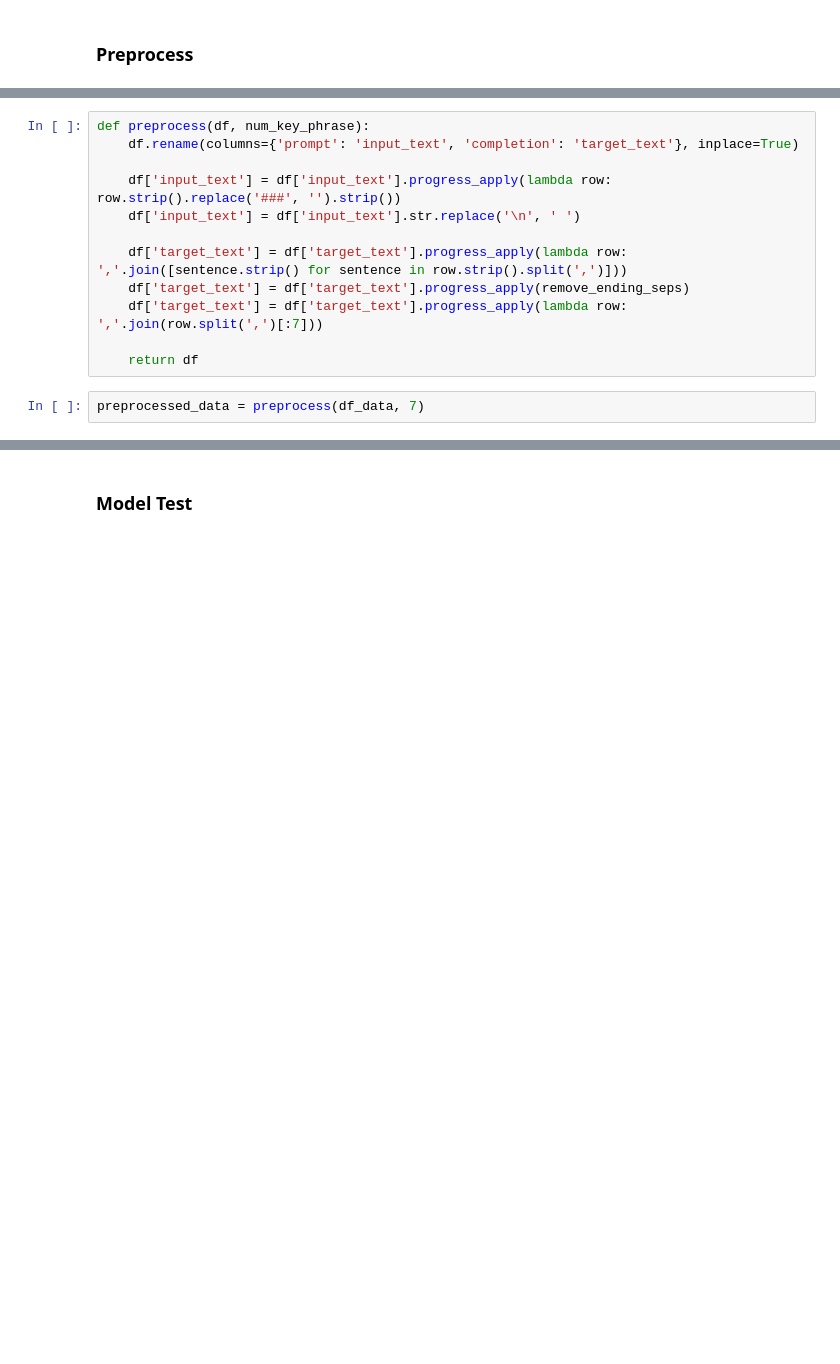
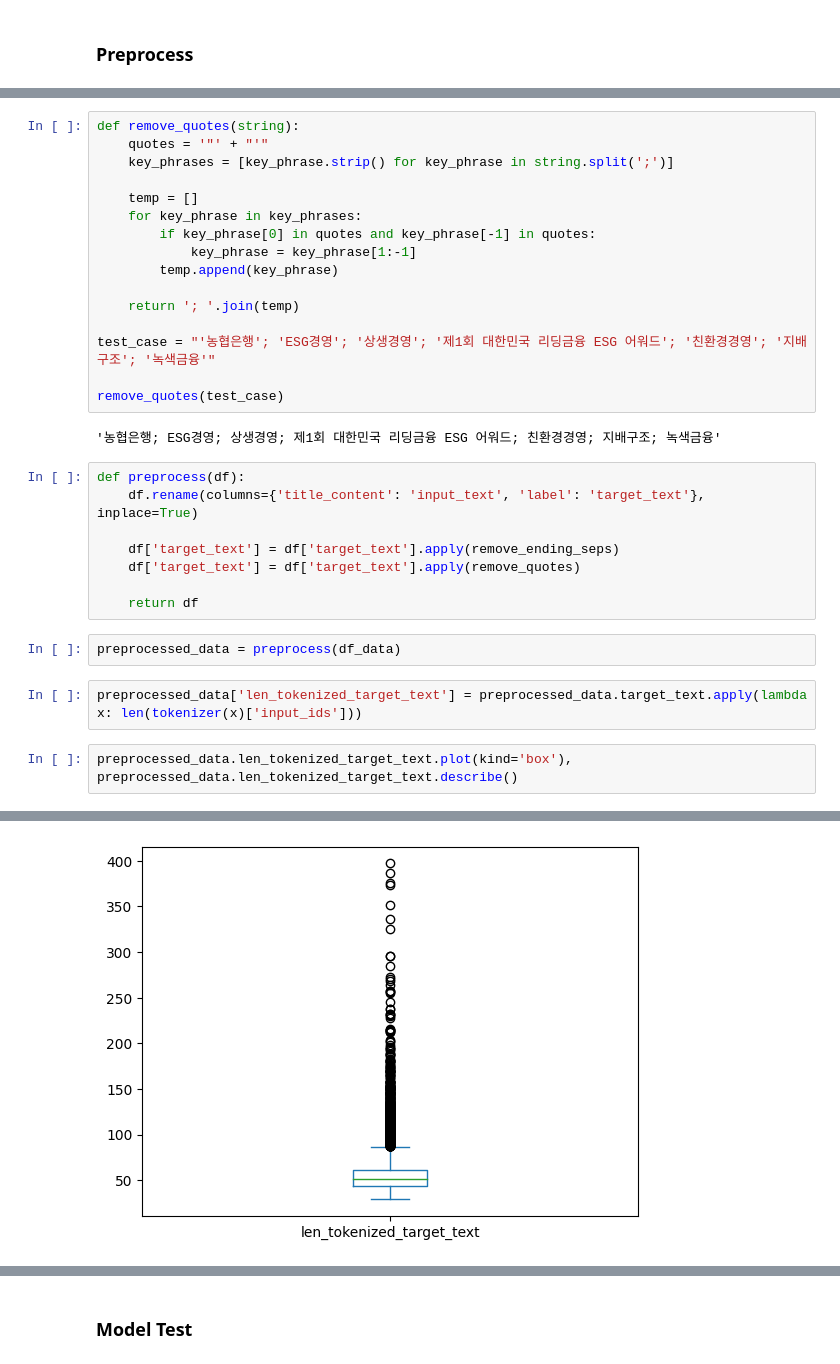
Before and after one commit to dotsnangles/news-topic-keyphrase-generation-model-dev, a Jupyter notebook: preprocess.ipynb, the cells around one changed output, grey strips where cells are left out. Drawn from its saved outputs; the diff is of its cells as text; blank space fills up the shorter version.

```diff
--- a/preprocess.ipynb
+++ b/preprocess.ipynb
@@ -115,14 +74,33 @@ remove_ending_seps(test_case)
+# %%
+def remove_quotes(string):
+    quotes = '"' + "'"
+    key_phrases = [key_phrase.strip() for key_phrase in string.split(';')]
+
+    temp = []
+    for key_phrase in key_phrases:
+        if key_phrase[0] in quotes and key_phrase[-1] in quotes:
+            key_phrase = key_phrase[1:-1]
+        temp.append(key_phrase)
+
+    return '; '.join(temp)
+
+test_case = "'농협은행'; 'ESG경영'; '상생경영'; '제1회 대한민국 리딩금융 ESG 어워드'; '친환경경영'; '지배구조'; '녹색금융'"
+
+remove_quotes(test_case)
+# %% [output]
+'농협은행; ESG경영; 상생경영; 제1회 대한민국 리딩금융 ESG 어워드; 친환경경영; 지배구조; 녹색금융'
 # %%
-def preprocess(df, num_key_phrase):
-    df.rename(columns={'prompt': 'input_text', 'completion': 'target_text'}, inplace=True)
+def preprocess(df):
+    df.rename(columns={'title_content': 'input_text', 'label': 'target_text'}, inplace=True)
 
-    df['input_text'] = df['input_text'].progress_apply(lambda row: row.strip().replace('###', '').strip())
-    df['input_text'] = df['input_text'].str.replace('\n', ' ')
-
-    df['target_text'] = df['target_text'].progress_apply(lambda row: ','.join([sentence.strip() for sentence in row.strip().split(',')]))
-    df['target_text'] = df['target_text'].progress_apply(remove_ending_seps)
-    df['target_text'] = df['target_text'].progress_apply(lambda row: ','.join(row.split(',')[:7]))
+    df['target_text'] = df['target_text'].apply(remove_ending_seps)
+    df['target_text'] = df['target_text'].apply(remove_quotes)
 
     return df
 # %%
-preprocessed_data = preprocess(df_data, 7)
+preprocessed_data = preprocess(df_data)
+# %%
+preprocessed_data['len_tokenized_target_text'] = preprocessed_data.target_text.apply(lambda x: len(tokenizer(x)['input_ids']))
+# %%
+preprocessed_data.len_tokenized_target_text.plot(kind='box'), preprocessed_data.len_tokenized_target_text.describe()
+# %% [output]
@@ -128,0 +117 @@ preprocessed_data = preprocess(df_data, 7)
+[figure, added]
```
Also changed, not shown: parts of 44 cells of this notebook.
